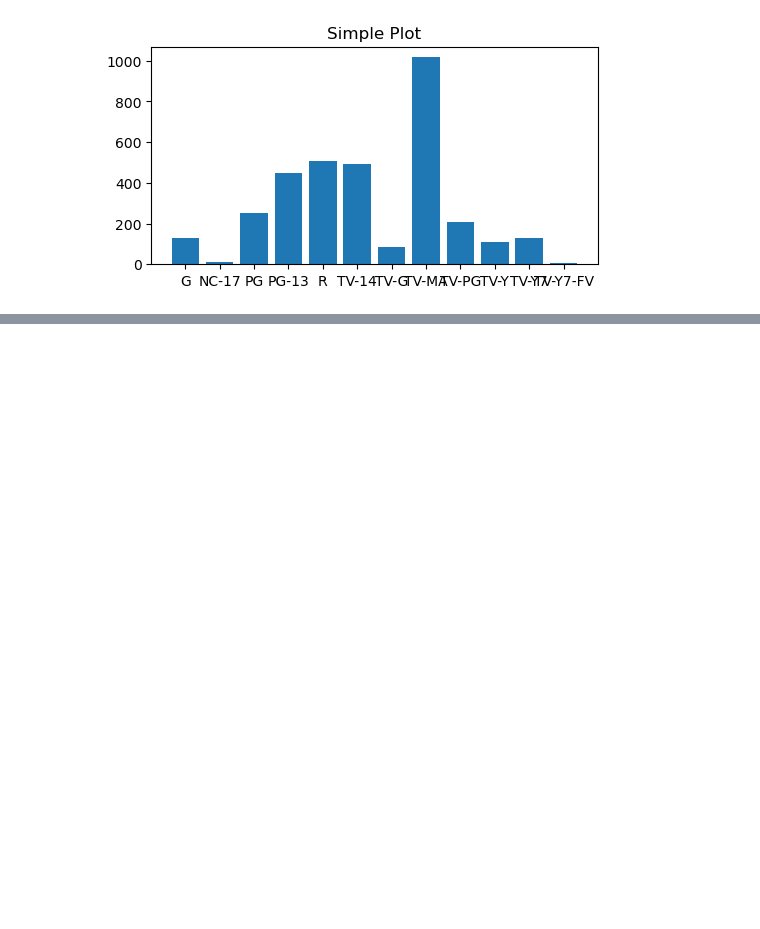
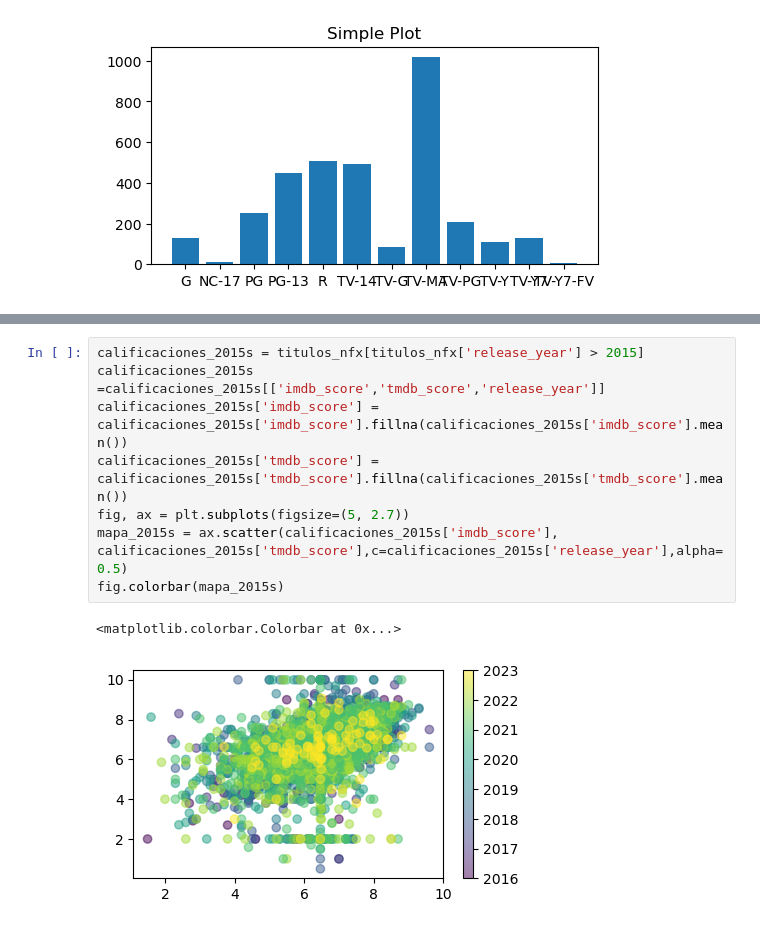
Before and after one commit to Ftagliavini/DataScience, a Jupyter notebook: Tagliavini-desafio02.ver02.ipynb, the cells around one changed output, grey strips where cells are left out. Cells and saved outputs as stored; diff of their text form; blank space fills up the shorter version.

```diff
--- a/Tagliavini-desafio02.ver02.ipynb
+++ b/Tagliavini-desafio02.ver02.ipynb
@@ -337,0 +415,11 @@ ax.scatter(calificaciones.imdb_score, calificaciones.tmdb_score)
+# %%
+calificaciones_2015s = titulos_nfx[titulos_nfx['release_year'] > 2015]
+calificaciones_2015s =calificaciones_2015s[['imdb_score','tmdb_score','release_year']]
+calificaciones_2015s['imdb_score'] = calificaciones_2015s['imdb_score'].fillna(calificaciones_2015s['imdb_score'].mean())
+calificaciones_2015s['tmdb_score'] = calificaciones_2015s['tmdb_score'].fillna(calificaciones_2015s['tmdb_score'].mean())
+fig, ax = plt.subplots(figsize=(5, 2.7))
+mapa_2015s = ax.scatter(calificaciones_2015s['imdb_score'], calificaciones_2015s['tmdb_score'],c=calificaciones_2015s['release_year'],alpha=0.5)
+fig.colorbar(mapa_2015s)
+# %% [output]
+<matplotlib.colorbar.Colorbar at 0x...>
+[figure, added]
```
Also changed, not shown: parts of 16 cells of this notebook.
